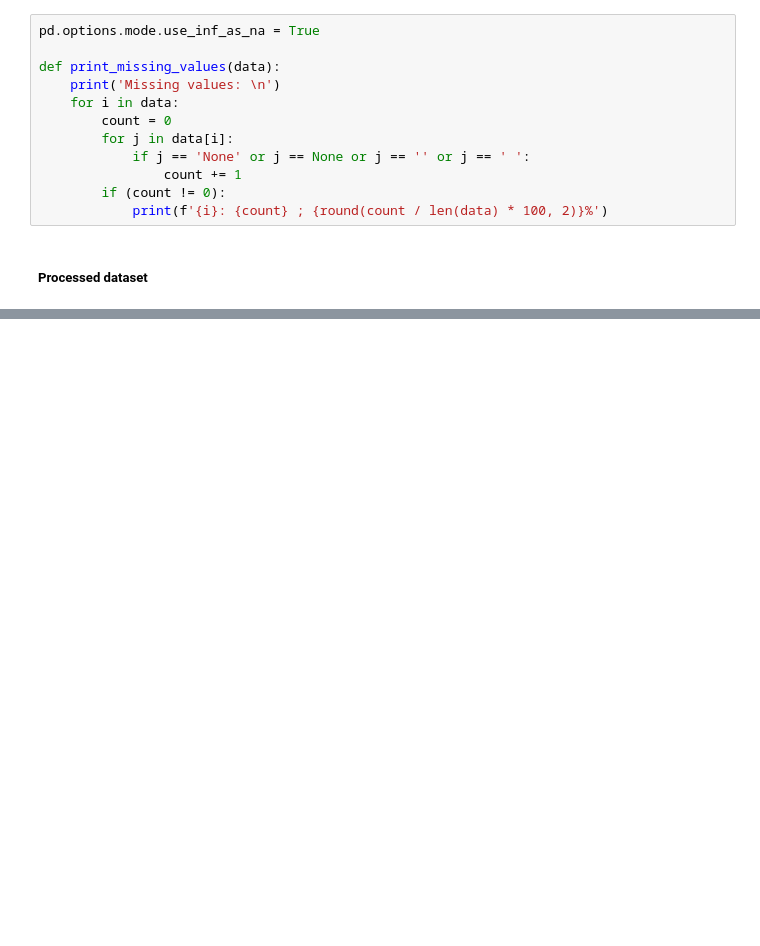
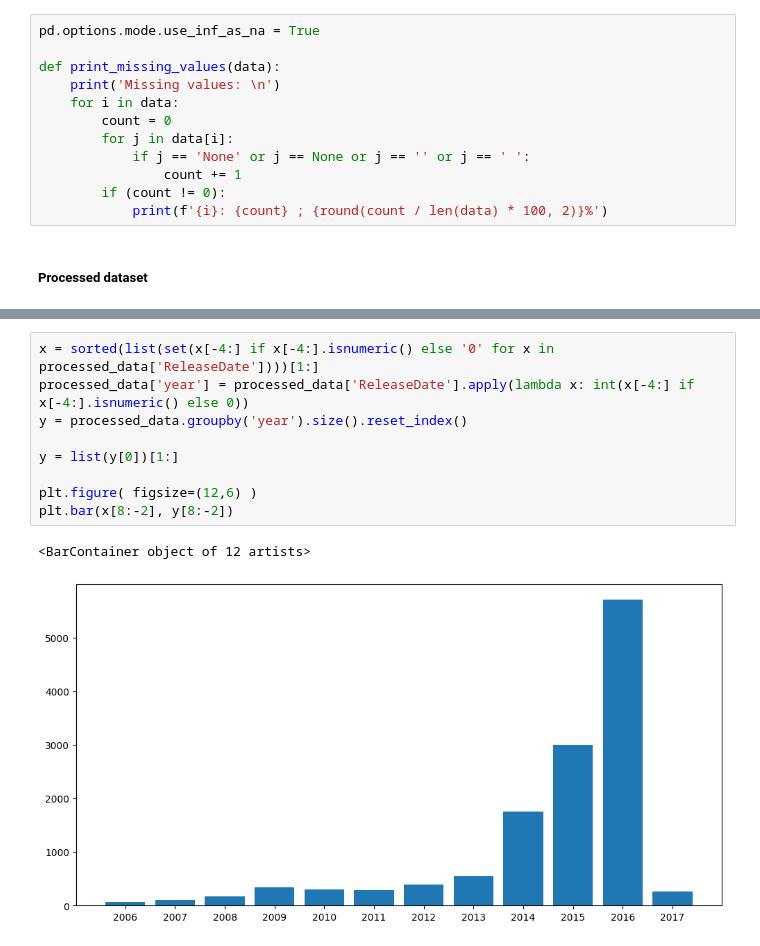
Before and after one commit to bdmendes/feup-pri-game-search, a Jupyter notebook: exploration/exploration_pos_process.ipynb, the cells around one changed output, grey strips where cells are left out. Saved outputs shown, nothing was run; the diff lists cells and outputs as text; blank space fills up the shorter version.

```diff
--- a/exploration/exploration_pos_process.ipynb
+++ b/exploration/exploration_pos_process.ipynb
@@ -37,0 +55,12 @@ wikiData: 11053 ; 83.68%
+# %%
+x = sorted(list(set(x[-4:] if x[-4:].isnumeric() else '0' for x in processed_data['ReleaseDate'])))[1:]
+processed_data['year'] = processed_data['ReleaseDate'].apply(lambda x: int(x[-4:] if x[-4:].isnumeric() else 0))
+y = processed_data.groupby('year').size().reset_index()
+
+y = list(y[0])[1:]
+
+plt.figure( figsize=(12,6) )
+plt.bar(x[8:-2], y[8:-2])
+# %% [output]
+<BarContainer object of 12 artists>
+[figure, added]
```
Also changed, not shown: parts of 4 cells of this notebook, 1 other file.
